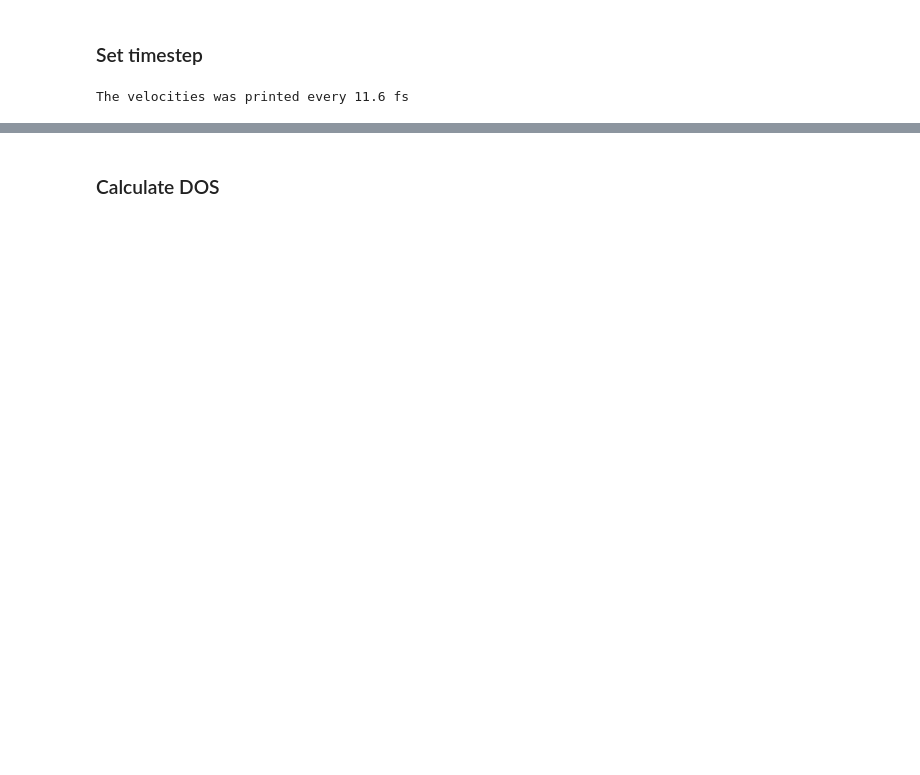
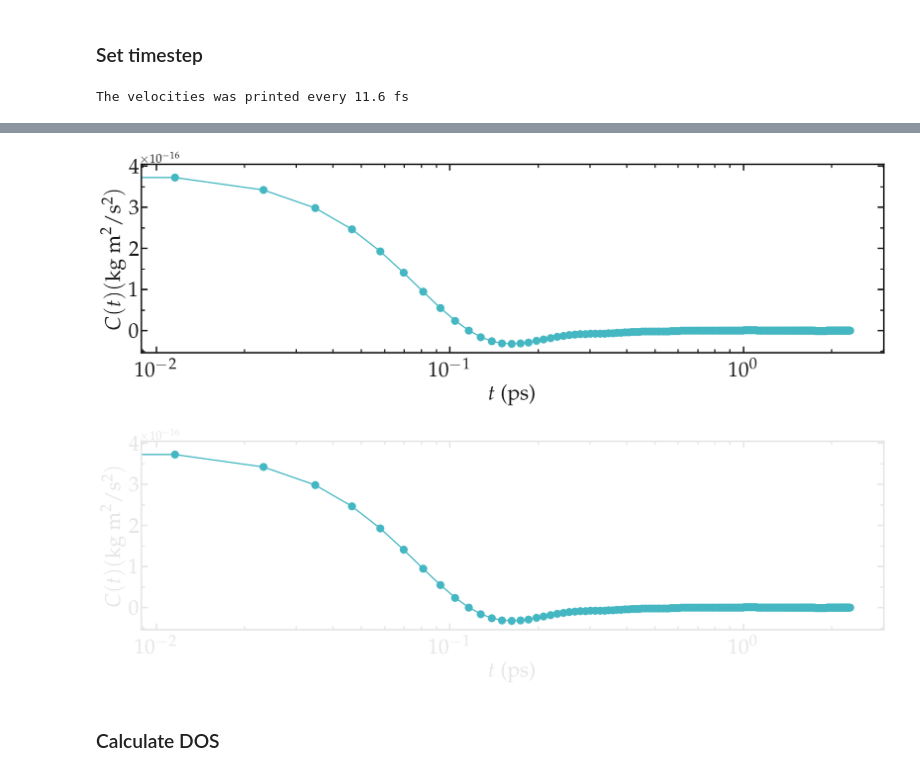
Before and after one commit to simongravelle/DOS-VACF-LAMMPS, a Jupyter notebook: calculateDOS.ipynb, the cells around one changed output, grey strips where cells are left out. Saved outputs shown, nothing was run; the diff lists cells and outputs as text; code cells hidden in the pictures; blank space fills up the shorter version.

Commit message:
fixed units VACF

```diff
--- a/calculateDOS.ipynb
+++ b/calculateDOS.ipynb
@@ -74,0 +42,4 @@ for i_time in range(correlation_len, n_frames, correlation_len):
+# %%
+correlation_len = n_frames // 10
+print("Correlation length =", correlation_len)
+print("Maximum time =", np.round(correlation_len * min_dt / 1000,1), "ps")
@@ -75,17 +53,39 @@ for i_time in range(correlation_len, n_frames, correlation_len):
+# %%
+C_t = np.zeros((correlation_len), dtype=float)
+N_split = 0 # system is cut into pieces of length "correlation_len"
+for t in range(correlation_len, n_frames, correlation_len):
+    for atom_j, m_j in zip(range(n_atoms), masses):
+        for dim_k in range(3):
+            c_j_k = calculate_autocorr(velocities[atom_j, dim_k, t-correlation_len:t],
+                                       correlation_len)
+            C_t += m_j * c_j_k
+    N_split += 1
+C_t /= N_split
+# c_j_k has the units of A^2 / fs ^2
+# m_j has the units of g / mol
+# C_t has the units of g A^2 / fs ^2 /mol
+C_t *= cst.angstrom**2 / cst.femto**2 / cst.Avogadro / cst.kilo #  kg m^2 / s^2
+# %%
+# time vector in ps
+time = np.arange(len(C_t)) * min_dt # fs
+time /= 1000 # ps
 # %%
 filename = "vacf"
 desired_transparency = True
 for mode, mygray in zip(['light', 'dark'], [colors["mylightgray"], colors["mydarkgray"]]):
     fig = prepare_figure(mode, transparency=desired_transparency, desired_figsize=(18,6))
     ax, n, l_tot, c_tot = [], 0, 1, 1
     n += 1
     ax.append(plt.subplot(l_tot, c_tot, n))
-    ax[-1].semilogx(time, vacf, 'o-', color=colors["mycyan"],
+    ax[-1].semilogx(time, C_t, 'o-', color=colors["mycyan"],
                 markersize = 12, linewidth=2)
-    complete_panel(ax[-1], r'$t$ (ps)', r'$\textrm{VACF}$',
+    complete_panel(ax[-1], r'$t$ (ps)', r'$C(t) (\mathrm{kg ~ m}^2  / \mathrm{s}^2)$',
                    legend=False, axis_color=mygray, xpad=15, locator_x=None)
-    set_boundaries(plt, x_boundaries=(0.008, 1), y_boundaries=(-0.2, 1.2))
+    #set_boundaries(plt, x_boundaries=(0.008, 1), y_boundaries=(-0.2, 1.2))
     save_figure(plt, fig, mode, git_path, path_figures, filename, transparency = desired_transparency)
+# %% [output]
+[figure, added]
+[figure, added]
 # %% [markdown]
 ### Calculate DOS
 # %%
```
Also changed, not shown: parts of 10 cells of this notebook, 3 other files.
